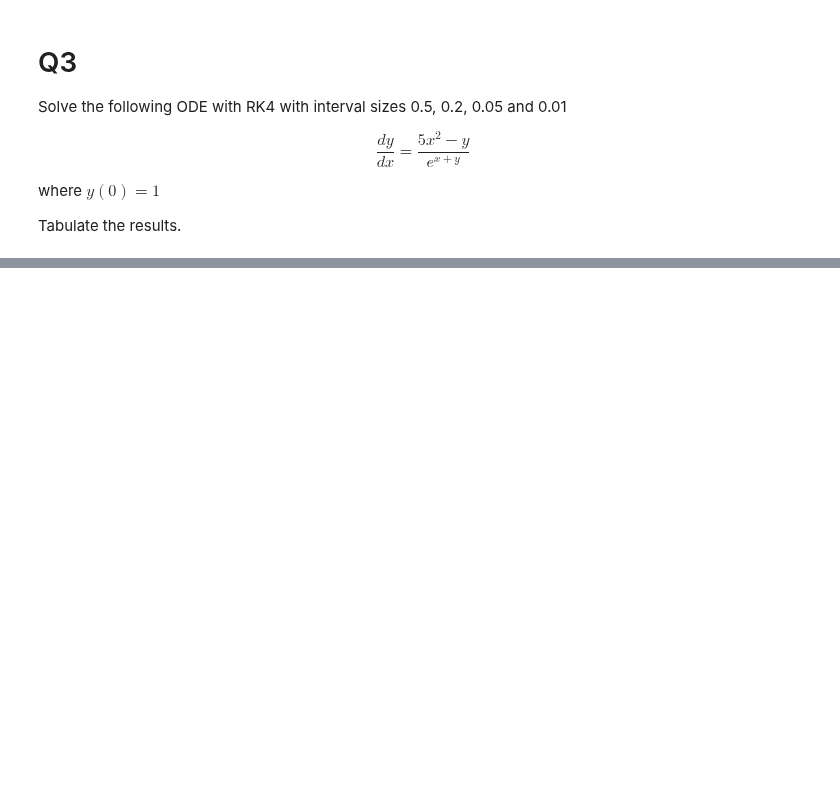
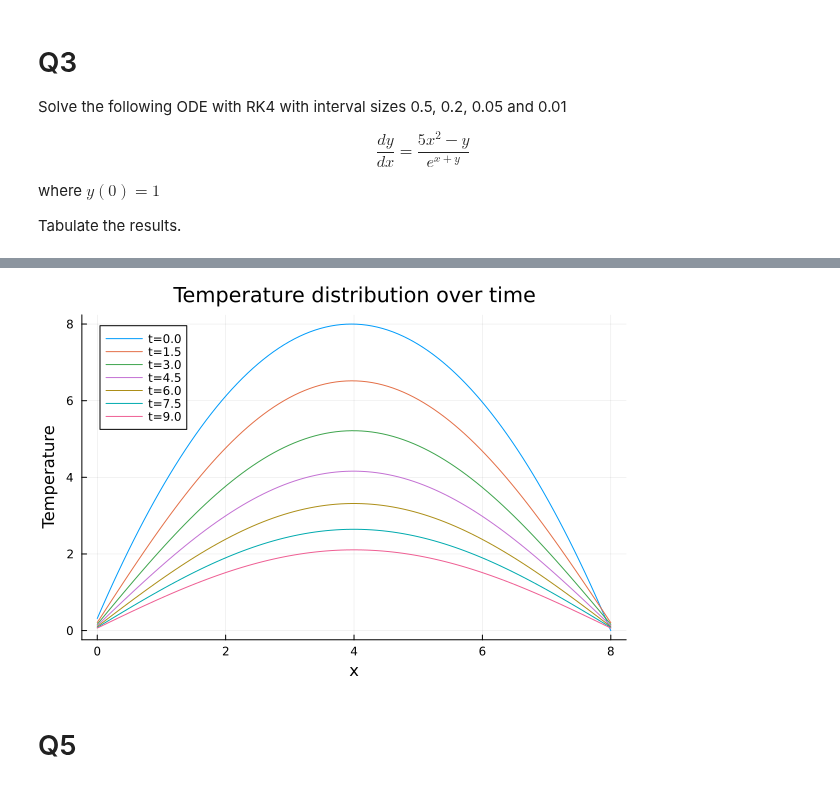
Before and after one commit to PeithonKing/adv_comp_phys, a Jupyter notebook: hws/hw1.ipynb, the cells around one changed output, grey strips where cells are left out. Saved outputs shown, nothing was run; the diff lists cells and outputs as text; code cells hidden in the pictures; blank space fills up the shorter version.

```diff
--- a/hws/hw1.ipynb
+++ b/hws/hw1.ipynb
@@ -78,0 +156,16 @@ f (generic function with 2 methods)
+# %%
+# shape of A
+
+lines = range(1, Nt*10, step=1500)
+
+x = range(0, L, length=Nx)
+y = A[1, :]
+plot(xlabel="x", ylabel="Temperature")
+for i in lines
+    plot!(x, A[i, :], label="t=$((i-1)/Nt)")
+end
+plot!(title="Temperature distribution over time", legend=:topleft)
+# %% [output]
+[figure, added]
+# %% [markdown]
+# Q5
```
Also changed, not shown: parts of 7 cells of this notebook, 1 other file.
